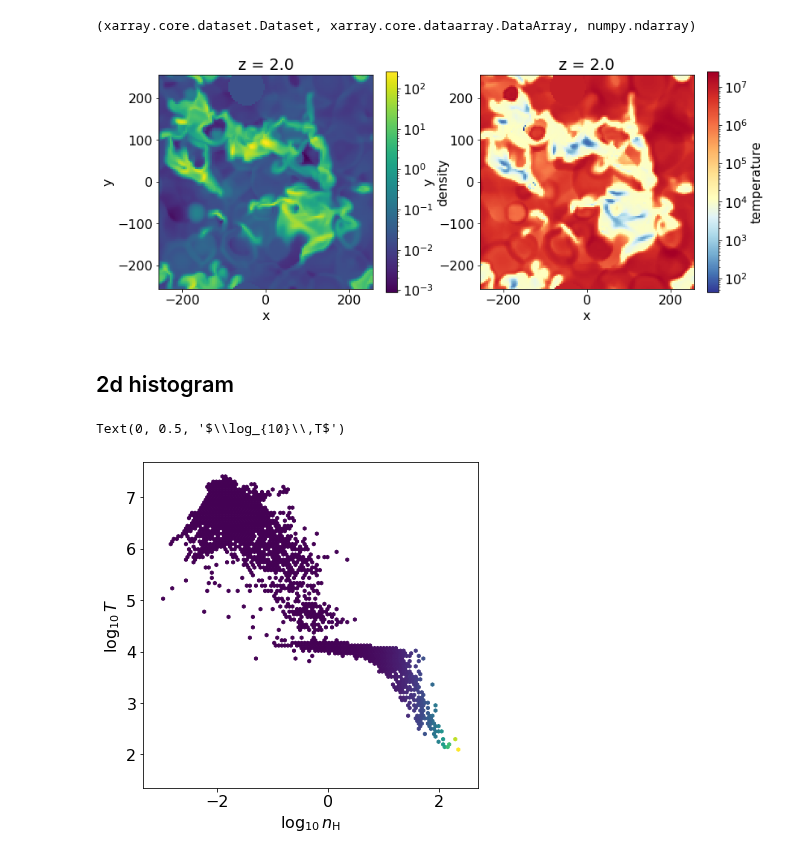
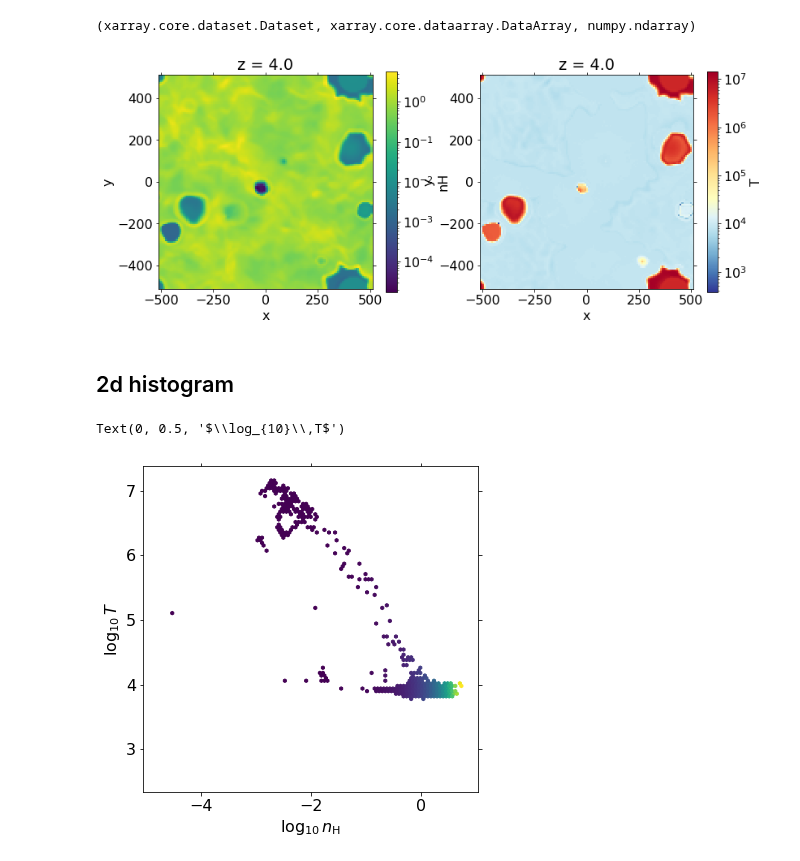
Before and after one commit to jeonggyukim/pyathena, a Jupyter notebook: notebook/pyathena-example1.ipynb, the cells around one changed output. Drawn from its saved outputs; the diff is of its cells as text; code cells hidden in the pictures.

```diff
--- a/notebook/pyathena-example1.ipynb
+++ b/notebook/pyathena-example1.ipynb
@@ -32,5 +32,6 @@ class LoadSim(builtins.object)
  |      Class containing a collection of decorators for prompt reading of analysis
  |      output, (reprocessed) hst, and zprof. Used in child classes.
 # %%
-s = pa.LoadSim('/projects/EOSTRIKE/TIGRESS-RT/R4_4pc.RT.wind/', verbose=True)
+# s = pa.LoadSim('/projects/EOSTRIKE/TIGRESS-RT/R4_4pc.RT.wind/', verbose=True)
+s = pa.LoadSim('/tigress/changgoo/TIGRESS-NCR/R8_8pc_NCR.full.B1/', verbose=True)
 # %% [output]
@@ -378,7 +368,7 @@ get_slice(axis, field='density', pos='c', method='nearest') method of pyathena.i
     slc : xarray dataset
         An xarray dataset containing slices.
 # %%
-slc = ds.get_slice('z', ['density', 'temperature', 'pressure'])
+slc = ds.get_slice('z', ['nH', 'T', 'pressure'])
 # %%
 slc
 # %% [output]
@@ -413,21 +395,21 @@ type(slc), type(slc.density), type(slc.density.data)
 (xarray.core.dataset.Dataset, xarray.core.dataarray.DataArray, numpy.ndarray)
 # %%
 fig, axes = plt.subplots(1, 2, figsize=(13, 5))
-im1 = slc['density'].plot(ax=axes[0], norm=LogNorm())
-im2 = slc['temperature'].plot(ax=axes[1], norm=LogNorm(), cmap=cmap_temp)
+im1 = slc['nH'].plot(ax=axes[0], norm=LogNorm())
+im2 = slc['T'].plot(ax=axes[1], norm=LogNorm(), cmap=cmap_temp)
 for im in (im1, im2):
     im.axes.set_aspect('equal')
 # %% [output]
-[figure, old version]
+[figure, new version]
 # %% [markdown]
 ## 2d histogram
 # %%
-nH = slc['density'].data.flatten()
+nH = slc['nH'].data.flatten()
 lognH = np.log10(nH)
-logT = np.log10(slc['temperature'].data.flatten())
+logT = np.log10(slc['T'].data.flatten())
 plt.hexbin(lognH, logT, nH, mincnt=1)
 plt.xlabel(r'$\log_{10}\,n_{\rm H}$')
 plt.ylabel(r'$\log_{10}\,T$')
 # %% [output]
 Text(0, 0.5, '$\\log_{10}\\,T$')
-[figure, old version]
+[figure, new version]
```
Also changed, not shown: parts of 34 cells of this notebook.
